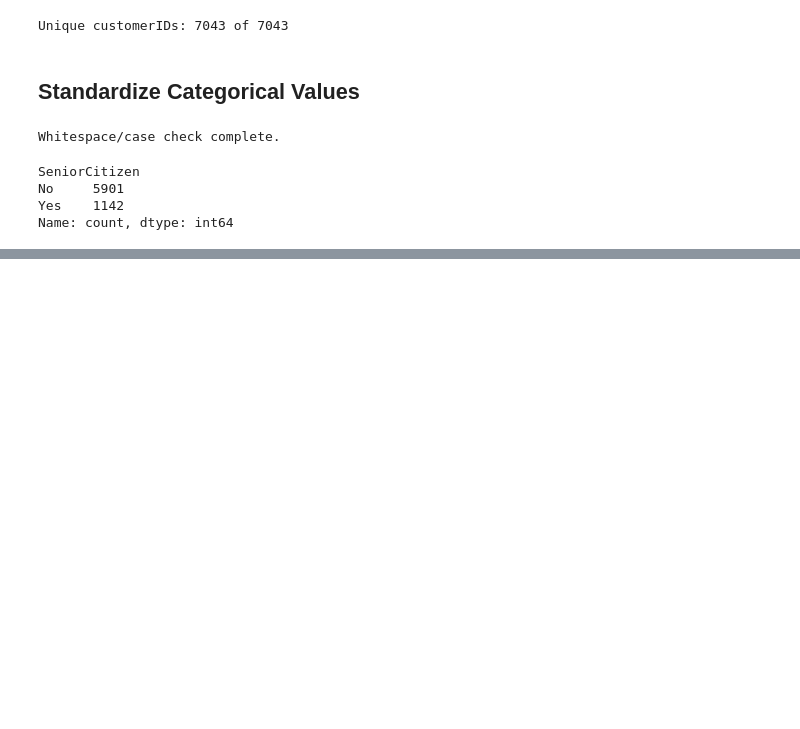
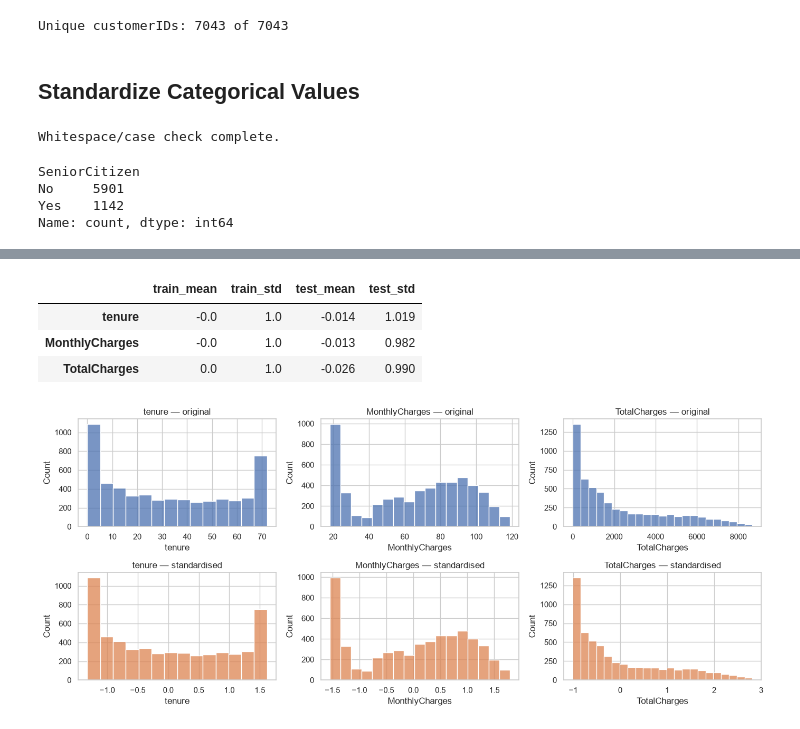
Before and after one commit to Ranuth-Nanvidu/CM2604-Machine-Learning-CW, a Jupyter notebook: notebooks/02_preprocessing.ipynb, the cells around one changed output, grey strips where cells are left out. Drawn from its saved outputs; the diff is of its cells as text; code cells hidden in the pictures; blank space fills up the shorter version.

```diff
--- a/notebooks/02_preprocessing.ipynb
+++ b/notebooks/02_preprocessing.ipynb
@@ -114,0 +201,8 @@ Name: count, dtype: int64
+# %%
+print(df["Churn"].value_counts())
+
+df["Churn"] = df["Churn"].map({"No": 0, "Yes": 1})
+
+print()
+print(df["Churn"].value_counts())
+print(f"Churn rate: {df['Churn'].mean():.2%}")
@@ -114,0 +235,12 @@ Name: count, dtype: int64
+# %%
+# Group the columns for the split and the encoding step
+TARGET = "Churn"
+num_cols = ["tenure", "MonthlyCharges", "TotalCharges"]
+cat_cols = [c for c in df.columns if c not in num_cols + [TARGET]]
+
+assert df[num_cols].apply(pd.api.types.is_numeric_dtype).all()
+assert df[TARGET].isin([0, 1]).all()
+assert df.isna().sum().sum() == 0
+
+print(f"Numerical features   ({len(num_cols)}):", num_cols)
+print(f"Categorical features ({len(cat_cols)}):", cat_cols)
@@ -114,0 +262,12 @@ Name: count, dtype: int64
+# %%
+X = df.drop(columns=TARGET)
+y = df[TARGET]
+
+X_train, X_test, y_train, y_test = train_test_split(X, y, test_size=TEST_SIZE, stratify=y, random_state=RANDOM_STATE)
+
+split_summary = pd.DataFrame({
+    "rows": [len(y), len(y_train), len(y_test)],
+    "churned": [y.sum(), y_train.sum(), y_test.sum()],
+    "churn_rate": [y.mean(), y_train.mean(), y_test.mean()],
+}, index=["full", "train", "test"])
+split_summary.style.format({"churn_rate": "{:.2%}", "rows": "{:,}", "churned": "{:,}"})
@@ -114,0 +292,3 @@ Name: count, dtype: int64
+# %%
+# Fit on the training set ONLY, then apply the same transformation to the test set
+X_train_prep, X_test_prep, preprocessor = encode(X_train, X_test, scale=True)
@@ -114,0 +310,26 @@ Name: count, dtype: int64
+# %%
+# Scaling check: the training set is exactly mean 0 / std 1.
+# The test set is close but not exact, because it was transformed with the
+# training set's mean and std. This is the expected sign that no test data leaked in.
+pd.DataFrame({
+    "train_mean": X_train_prep[num_cols].mean(),
+    "train_std": X_train_prep[num_cols].std(ddof=0),
+    "test_mean": X_test_prep[num_cols].mean(),
+    "test_std": X_test_prep[num_cols].std(ddof=0),
+}).round(3)
+# %% [output]
+|  | train_mean | train_std | test_mean | test_std |
+| tenure | -0.0 | 1.0 | -0.014 | 1.019 |
+| MonthlyCharges | -0.0 | 1.0 | -0.013 | 0.982 |
+| TotalCharges | 0.0 | 1.0 | -0.026 | 0.990 |
+# %%
+fig, axes = plt.subplots(2, 3, figsize=(14, 6))
+for i, col in enumerate(num_cols):
+    sns.histplot(X_train[col], ax=axes[0, i], color="#4C72B0")
+    axes[0, i].set_title(f"{col} — original")
+    sns.histplot(X_train_prep[col], ax=axes[1, i], color="#DD8452")
+    axes[1, i].set_title(f"{col} — standardised")
+plt.tight_layout()
+plt.show()
+# %% [output]
+[figure, added]
```
Also changed, not shown: parts of 24 cells of this notebook, 3 other files.
